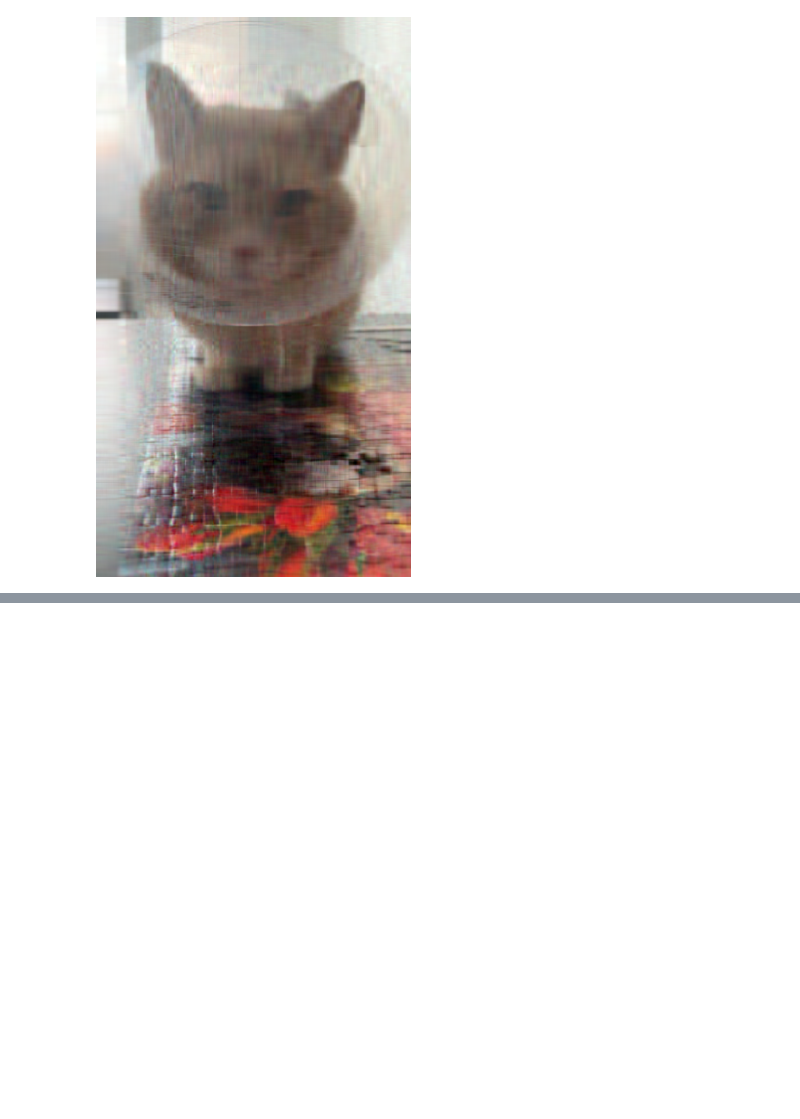
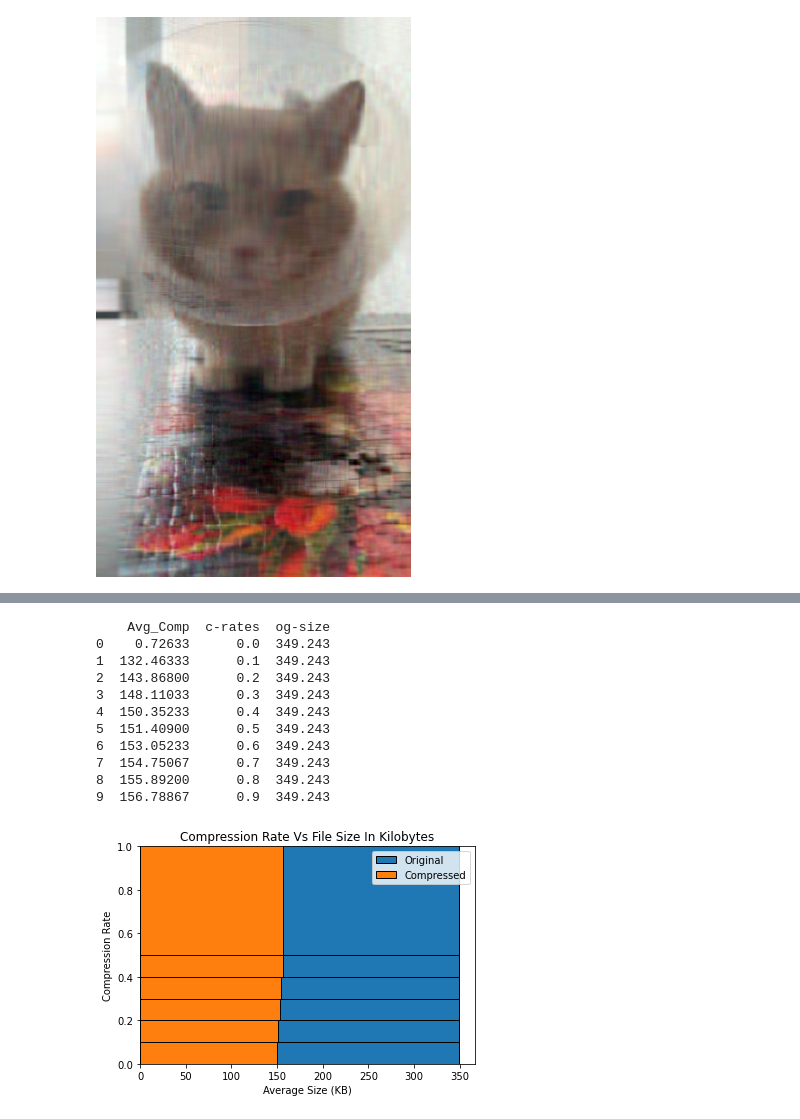
Before and after one commit to Vizim/Matrix_Proj, a Jupyter notebook: Matrix_Proj.ipynb, the cells around one changed output, grey strips where cells are left out. Saved outputs shown, nothing was run; the diff lists cells and outputs as text; code cells hidden in the pictures; blank space fills up the shorter version.

```diff
--- a/Matrix_Proj.ipynb
+++ b/Matrix_Proj.ipynb
@@ -141,0 +167,42 @@ Time taken: 0.0220 seconds
+# %%
+
+
+import matplotlib.pyplot as plt
+
+cmprs = [726.33, 132463.33, 143868.00, 148110.33, 150352.33, 151409.00, 153052.33, 154750.67, 155892.00, 156788.67]
+cmprs = [i/1000 for i in cmprs]
+tib = {'Avg_Comp': cmprs}
+df = pd.DataFrame(data=tib)
+df["c-rates"] = (comp_rates.tolist())
+avg_original_size = np.full((10,), 349243/1000).tolist()
+df["og-size"] = avg_original_size
+print(df)
+
+x_data = df["Avg_Comp"]
+y_data = df["c-rates"]
+og_data = df["og-size"]
+plt.barh(y_data, og_data, label="Original", edgecolor="black")
+plt.barh(y_data, x_data, label="Compressed", edgecolor="black")
+plt.title("Compression Rate Vs File Size In Kilobytes")
+plt.xlabel("Average Size (KB)")
+plt.ylabel("Compression Rate")
+plt.legend()
+plt.ylim(0,1)
+
+
+
+# Show the plot
+plt.show()
+# %% [output]
+    Avg_Comp  c-rates  og-size
+0    0.72633      0.0  349.243
+1  132.46333      0.1  349.243
+2  143.86800      0.2  349.243
+3  148.11033      0.3  349.243
+4  150.35233      0.4  349.243
+5  151.40900      0.5  349.243
+6  153.05233      0.6  349.243
+7  154.75067      0.7  349.243
+8  155.89200      0.8  349.243
+9  156.78867      0.9  349.243
+[figure, added]
```
Also changed, not shown: parts of 1 cell of this notebook, 3 other files.
